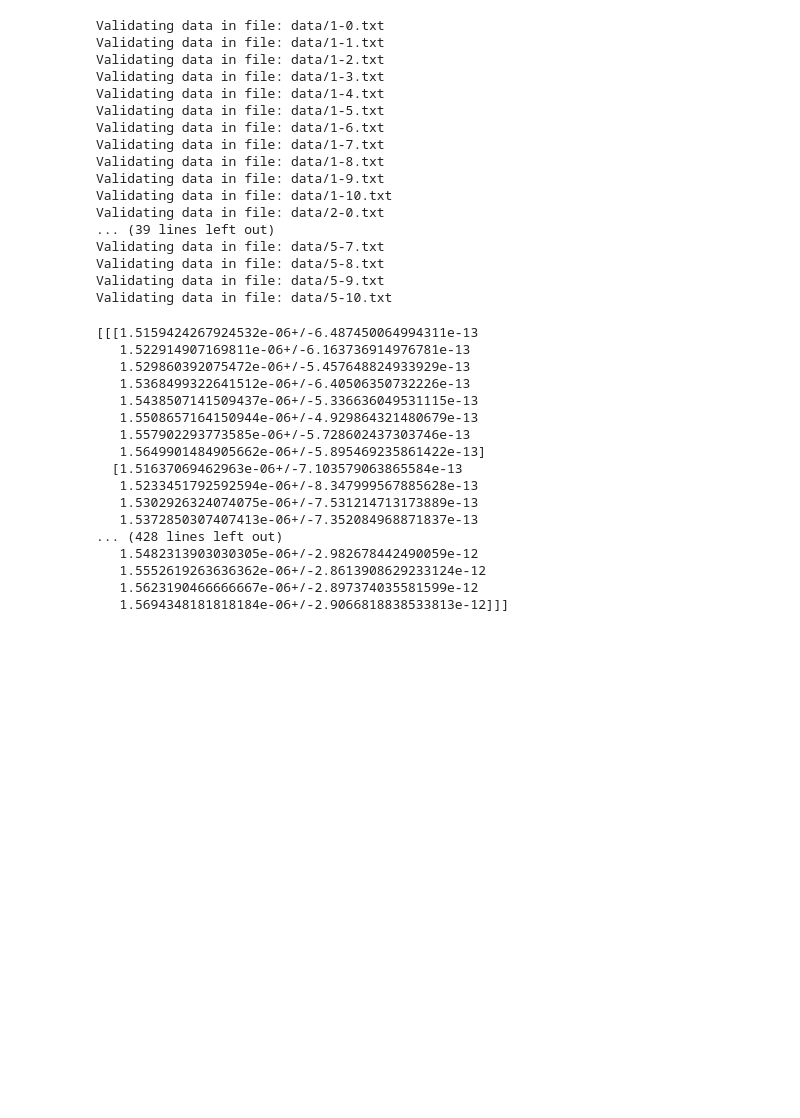
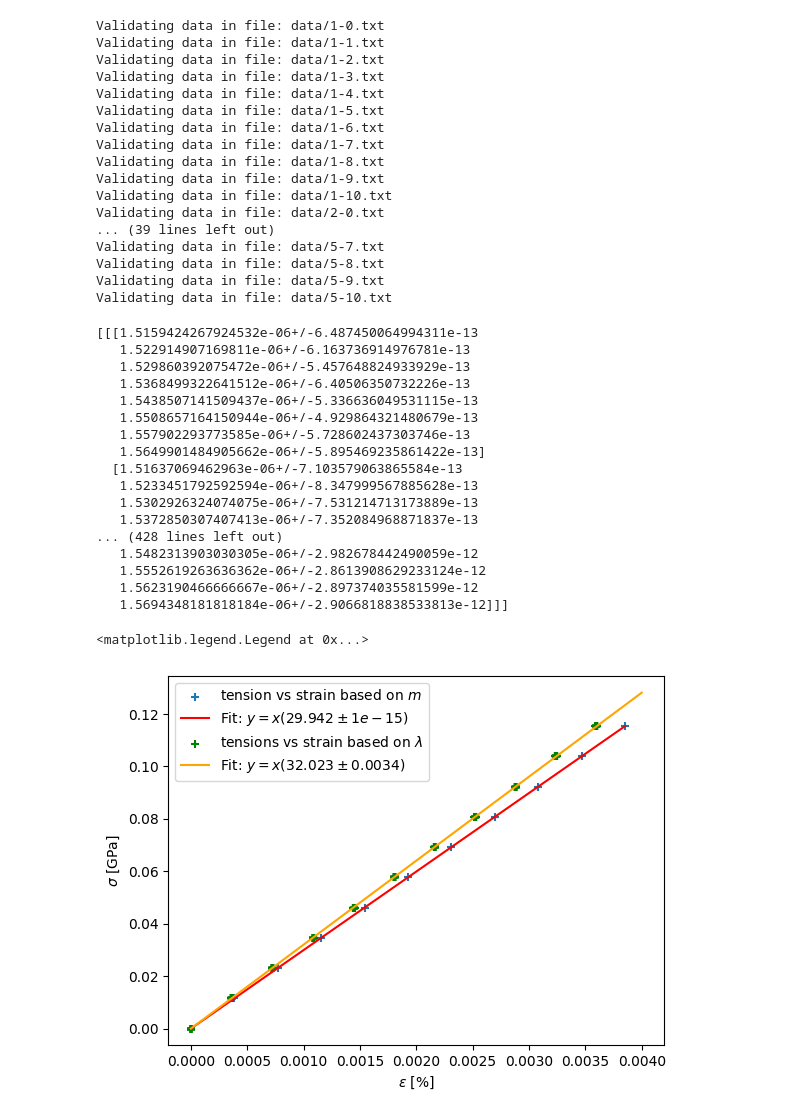
Before and after one commit to BasVDriel/bragg_gratings, a Jupyter notebook: analysis.ipynb, the cells around one changed output. Cells and saved outputs as stored; diff of their text form; code cells hidden in the pictures; blank space fills up the shorter version.

```diff
--- a/analysis.ipynb
+++ b/analysis.ipynb
@@ -114,15 +117,77 @@ def fit_func(x, a):
 # %%
 # small test with only the first experiments and the first FBG sensor
 meas1 = complete_data[0, :, 0]
 
 #some constants
 n = ufloat(1.46, 0.005) # fuzed silica glass
 p_e = ufloat(0.20, 0.005)
 in_diameter = ufloat(125e-6, 1e-6)
 out_diameter = ufloat(195e-6, 1e-6)
 inner_area = area(in_diameter)
 outer_area = area(out_diameter)
+lamb_b = meas1
 lamb_r = meas1[0]
-lamb_b = meas1
 young_core = 70e9 #https://fbgs.com/faq/what-is-the-youngs-modulus-of-the-dtg-sensor/
-young_clad = 2e9 #https://fbgs.com/faq/what-is-the-youngs-modulus-of-the-dtg-sensor/
+young_clad = 2e9 #https://fbgs.com/faq/what-is-the-youngs-modulus-of-the-dtg-sensor/# wavelenght method
+calculated_strain = strain(lamb_b, lamb_r, n, p_e)*-1
+
+#weights method
+weights = np.array([0, 35.10, 35.10, 35.10 ,35.21 ,35.15 ,35.05 ,34.98 ,35.29 ,35.08 ,35.08])/1e3
+uncertainty = np.ones(11)*0.00001
+weights = unumpy.uarray(weights, uncertainty)
+cum_weight = np.cumsum(weights)
+exp_force = cum_weight*9.81
+expected_strain = composit_strain(exp_force, inner_area, outer_area-inner_area, young_core, young_clad)
+exp_tension = exp_force/outer_area
+
+# wavelenght method
+meas = complete_data[:, :, :]
+tension_series = []
+strain_series = []
+n_exp = 5
+n_meas = 11
+n_peaks = 8
+
+for exp in range(n_exp):
+    for peak in range(n_peaks):
+        series = meas[exp, :, peak]
+        lamb_r = series[0]
+        lamb_b = series[:]
+        tension = exp_tension
+        calc_strain = strain(lamb_b, lamb_r, n, p_e)*-1
+        tension_series.append(tension)
+        strain_series.append(calc_strain)
+
+tension_series = np.array(tension_series).flatten()
+strain_series = np.array(strain_series).flatten()
+nom_tension_series = unumpy.nominal_values(tension_series)*1e-9
+nom_strain_series = unumpy.nominal_values(strain_series)
+coef2, cov2 = curve_fit(fit_func, nom_strain_series, nom_tension_series)  # Extract covariance matrix
+errors2 = np.sqrt(np.diag(cov2))
+line_x2 = np.linspace(0, 0.004, 2)
+line_y2 = fit_func(line_x2, coef2)
+r_squared2 = r2_score(nom_strain_series, fit_func(nom_strain_series, coef2))
+
+
+# make linear fit for weights
+expected_strain = unumpy.nominal_values(expected_strain)
+exp_std_tension = unumpy.std_devs(exp_tension)*1e-9
+exp_tension = unumpy.nominal_values(exp_tension)*1e-9
+coef, cov = curve_fit(fit_func, expected_strain, exp_tension)  # Extract covariance matrix
+errors = np.sqrt(np.diag(cov))
+line_x = expected_strain
+line_y = fit_func(expected_strain, coef)
+r_squared = r2_score(expected_strain, fit_func(expected_strain, coef))
+
+
+plt.figure()
+plt.scatter(expected_strain, exp_tension , marker='+', label='tension vs strain based on $m$')
+plt.plot(line_x, line_y, color='r', label="Fit: $y=x({}\pm{})$".format(round(coef[0], 3), round(errors[0], 15)))
+plt.scatter(nom_strain_series, nom_tension_series, marker='+', color='g', label='tensions vs strain based on $\lambda$')
+plt.plot(line_x2, line_y2, color='orange', label="Fit: $y=x({}\pm{})$".format(round(coef2[0], 3), round(errors2[0], 4)))
+plt.xlabel("$\epsilon$ [%]")
+plt.ylabel("$\sigma$ [GPa]")
+plt.legend()
+# %% [output]
+<matplotlib.legend.Legend at 0x...>
+[figure, added]
```
Also changed, not shown: parts of 4 cells of this notebook.
